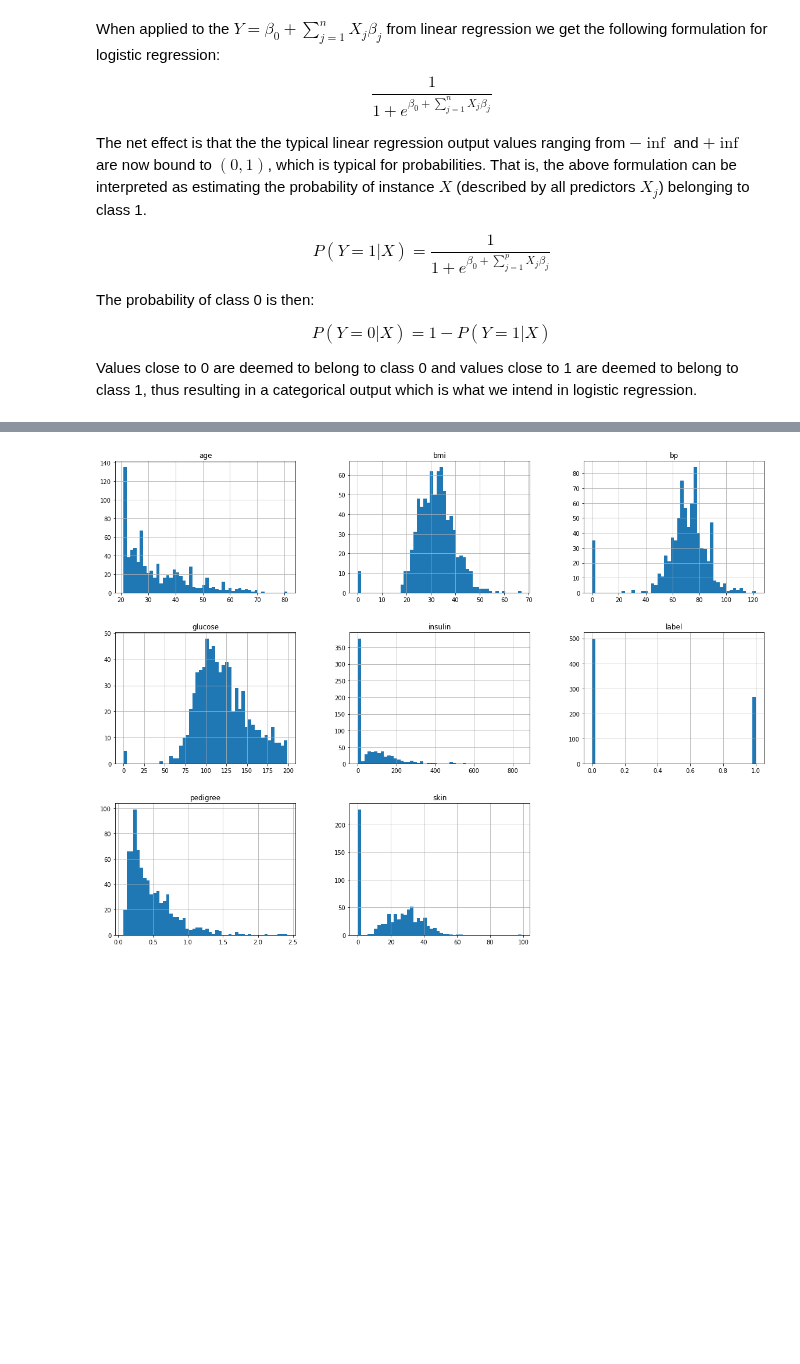
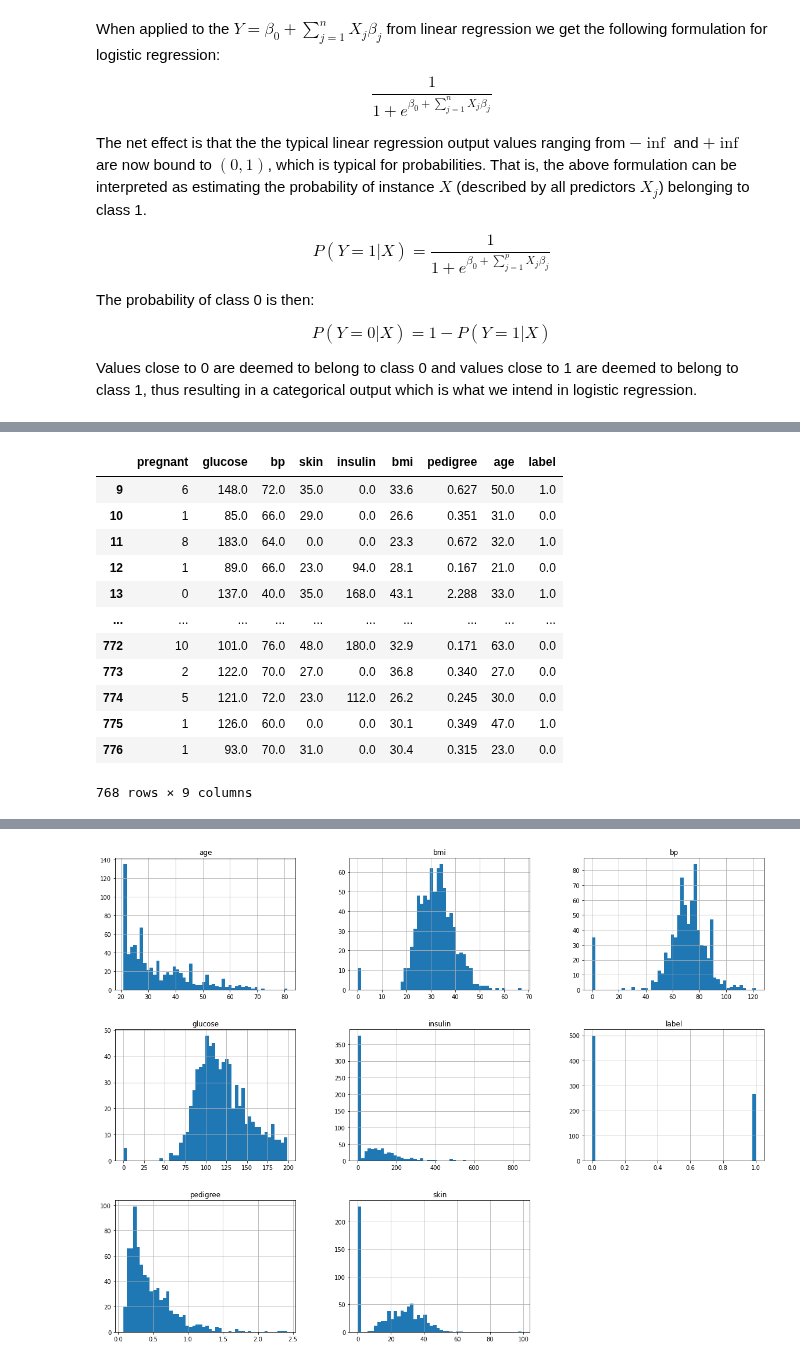
Before and after one commit to memphis-iis/datawhys-content-notebooks-python, a Jupyter notebook: Logistic-regression.ipynb, the cells around one changed output, grey strips where cells are left out. Drawn from its saved outputs; the diff is of its cells as text; code cells hidden in the pictures; blank space fills up the shorter version.

```diff
--- a/Logistic-regression.ipynb
+++ b/Logistic-regression.ipynb
@@ -367,0 +336,20 @@ AO: This fails with xpython. We seem to have a problem where Python is failing o
+# %%
+dataframe = dataframe[9 : ]
+
+dataframe
+
+#<xml xmlns="https://developers.google.com/blockly/xml"><variables><variable id="-(zD`=)|+6ZJe1eZ)t2_">dataframe</variable></variables><block type="variables_set" id=")4Jb3_GEY2c*yL;?So5u" x="21" y="235"><field name="VAR" id="-(zD`=)|+6ZJe1eZ)t2_">dataframe</field><value name="VALUE"><block type="lists_getSublist" id="rl-]_~MS;z2V={kYSNp,"><mutation at1="true" at2="false"></mutation><field name="WHERE1">FROM_START</field><field name="WHERE2">LAST</field><value name="LIST"><block type="variables_get" id="eMp)r@@eR94XqVcF!$jM"><field name="VAR" id="-(zD`=)|+6ZJe1eZ)t2_">dataframe</field></block></value><value name="AT1"><block type="math_number" id="0b(`0_!2QrO[)xe)3$2C"><field name="NUM">10</field></block></value></block></value></block><block type="variables_get" id="qk{uhc1c(jIlLmO0~SE]" x="8" y="334"><field name="VAR" id="-(zD`=)|+6ZJe1eZ)t2_">dataframe</field></block></xml>
+# %% [output]
+|  | pregnant | glucose | bp | skin | insulin | bmi | pedigree | age | label |
+| 9 | 6 | 148.0 | 72.0 | 35.0 | 0.0 | 33.6 | 0.627 | 50.0 | 1.0 |
+| 10 | 1 | 85.0 | 66.0 | 29.0 | 0.0 | 26.6 | 0.351 | 31.0 | 0.0 |
+| 11 | 8 | 183.0 | 64.0 | 0.0 | 0.0 | 23.3 | 0.672 | 32.0 | 1.0 |
+| 12 | 1 | 89.0 | 66.0 | 23.0 | 94.0 | 28.1 | 0.167 | 21.0 | 0.0 |
+| 13 | 0 | 137.0 | 40.0 | 35.0 | 168.0 | 43.1 | 2.288 | 33.0 | 1.0 |
+| ... | ... | ... | ... | ... | ... | ... | ... | ... | ... |
+| 772 | 10 | 101.0 | 76.0 | 48.0 | 180.0 | 32.9 | 0.171 | 63.0 | 0.0 |
+| 773 | 2 | 122.0 | 70.0 | 27.0 | 0.0 | 36.8 | 0.340 | 27.0 | 0.0 |
+| 774 | 5 | 121.0 | 72.0 | 23.0 | 112.0 | 26.2 | 0.245 | 30.0 | 0.0 |
+| 775 | 1 | 126.0 | 60.0 | 0.0 | 0.0 | 30.1 | 0.349 | 47.0 | 1.0 |
+| 776 | 1 | 93.0 | 70.0 | 31.0 | 0.0 | 30.4 | 0.315 | 23.0 | 0.0 |
+768 rows × 9 columns
```
Also changed, not shown: parts of 53 cells of this notebook.
